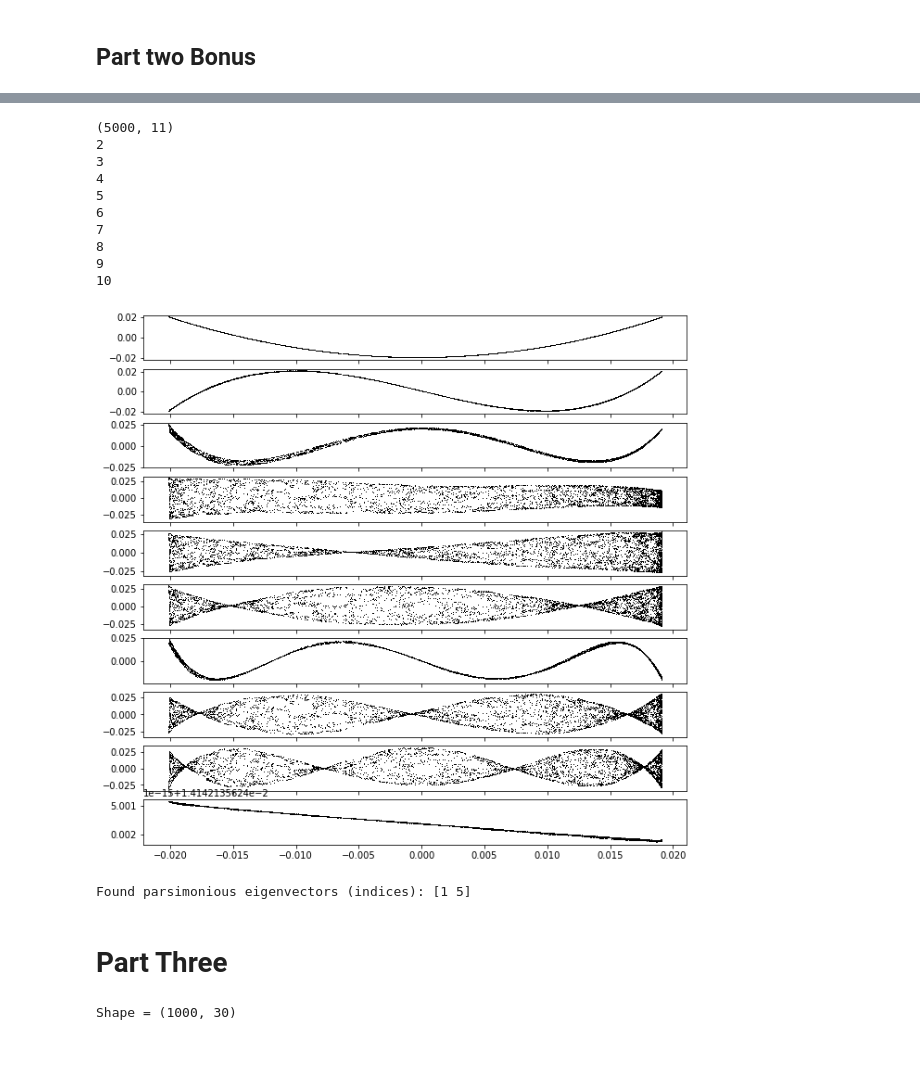
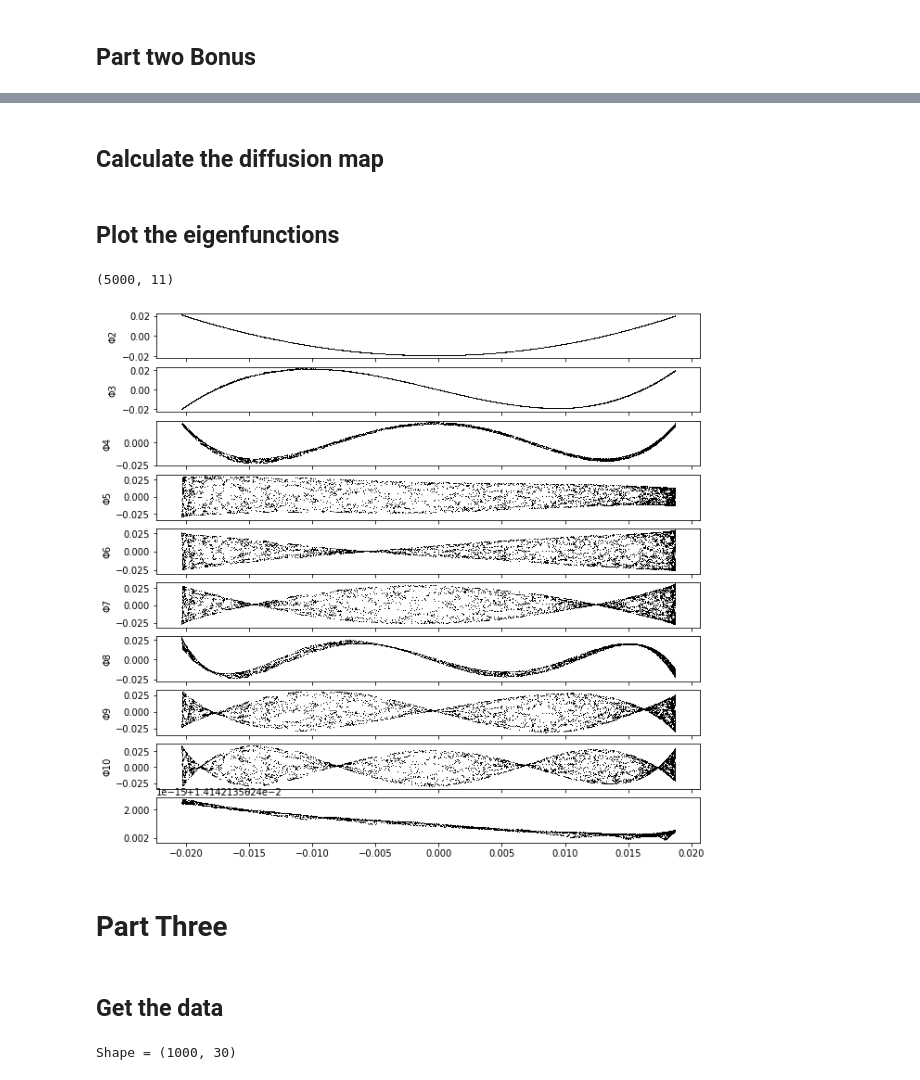
Before and after one commit to gjke/CrowdModelingExercise4, a Jupyter notebook: Task2.ipynb, the cells around one changed output, grey strips where cells are left out. Saved outputs shown, nothing was run; the diff lists cells and outputs as text; code cells hidden in the pictures; blank space fills up the shorter version.

```diff
--- a/Task2.ipynb
+++ b/Task2.ipynb
@@ -191,0 +210,2 @@ epsilon=0.7742025518374417, cut-off=3.7764186789272647
+# %% [markdown]
+## Calculate the diffusion map
@@ -192,39 +219,19 @@ epsilon=0.7742025518374417, cut-off=3.7764186789272647
+# %% [markdown]
+## Plot the eigenfunctions
 # %%
 fig, ax = plt.subplots(10,sharex=True)
 fig.set_size_inches(10.5, 10.5)
 
 
-dmap = dfold.DiffusionMaps(
-    kernel=pfold.GaussianKernel(epsilon=X_pcm.kernel.epsilon),
-    n_eigenpairs=11,
-    dist_kwargs=dict(cut_off=X_pcm.cut_off),
-)
-dmap = dmap.fit(X_pcm)
 evecs, evals = dmap.eigenvectors_, dmap.eigenvalues_
 print(evecs.shape)
 X = [0,0,0,0,0,0,0,0,0,0,0]
 X[0],X[1],X[2],X[3],X[4],X[5],X[6],X[7],X[8],X[9],X[10]= zip(*evecs)
 for z in range(2,11):
-    print(z)
+    ax[z-2].set_ylabel('\u03A6'+str(z))
     ax[z-2].plot(X[1], X[z],',k')
 ax[9].plot(X[1],X[0],',k')
 plt.show()
 # %% [output]
 (5000, 11)
-2
-3
-4
-5
-6
-7
-8
-9
-10
-[figure, old version]
+[figure, new version]
-# %%
-selection = LocalRegressionSelection(
-    intrinsic_dim=2, n_subsample=500, strategy="dim"
-).fit(dmap.eigenvectors_)
-print(f"Found parsimonious eigenvectors (indices): {selection.evec_indices_}")
-# %% [output]
-Found parsimonious eigenvectors (indices): [1 5]
@@ -241,3 +238,5 @@ ax.scatter(
 # %% [markdown]
 # Part Three
+# %% [markdown]
+## Get the data
 # %%
```
Also changed, not shown: parts of 20 cells of this notebook.
